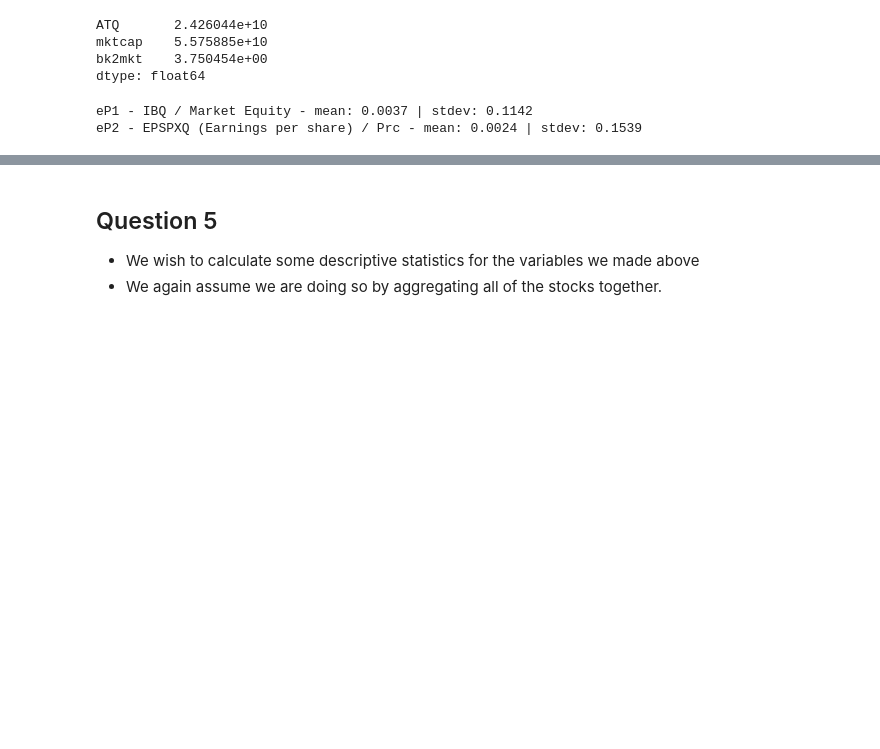
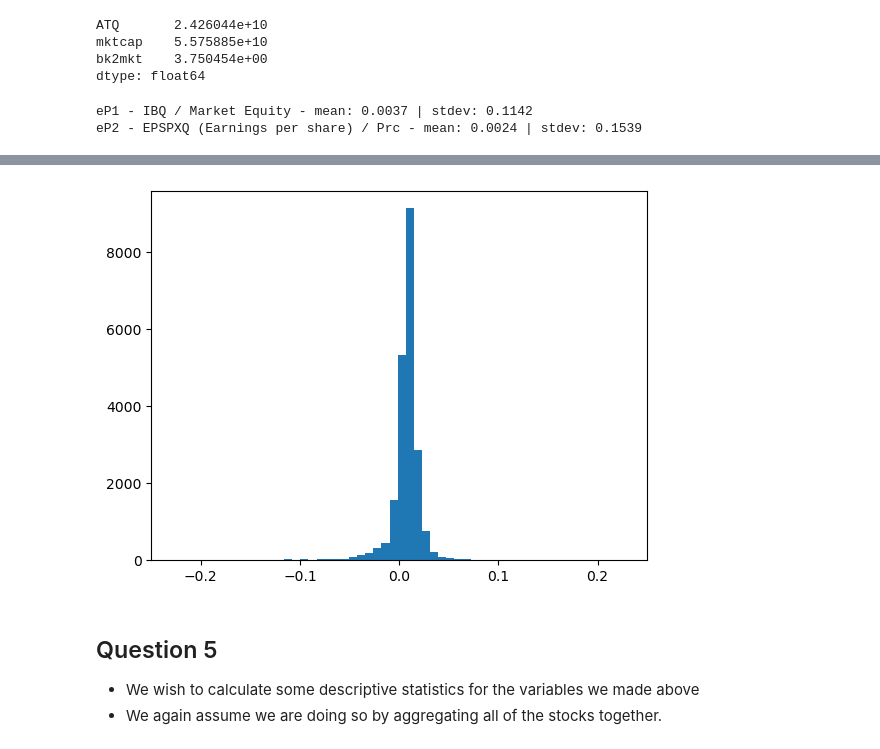
Before and after one commit to uWaterloo-CFM/CFM-301, a Jupyter notebook: Assignment 2/Assignment 2.ipynb, the cells around one changed output, grey strips where cells are left out. Cells and saved outputs as stored; diff of their text form; code cells hidden in the pictures; blank space fills up the shorter version.

```diff
--- a/Assignment 2/Assignment 2.ipynb
+++ b/Assignment 2/Assignment 2.ipynb
@@ -216,3 +247,10 @@ Statistically, we may say that the latter (eP2) is the better comaprison because
+# %%
+plt.hist(df_compustat_crsp_2000_2022["eP2"], bins=2000)
+# Remove outlier
+plt.xlim(-0.25, 0.25)
+plt.show()
+# %% [output]
+[figure, added]
 # %% [markdown]
 ## Question 5
 - We wish to calculate some descriptive statistics for the variables we made above
```
Also changed, not shown: parts of 16 cells of this notebook, 1 other file.
